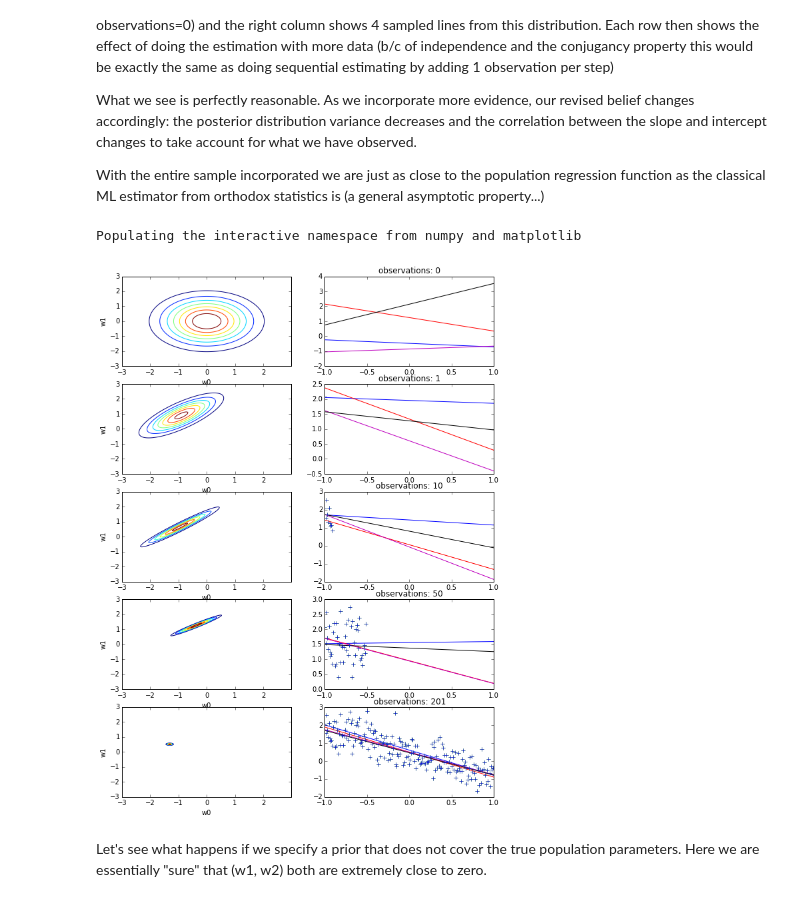
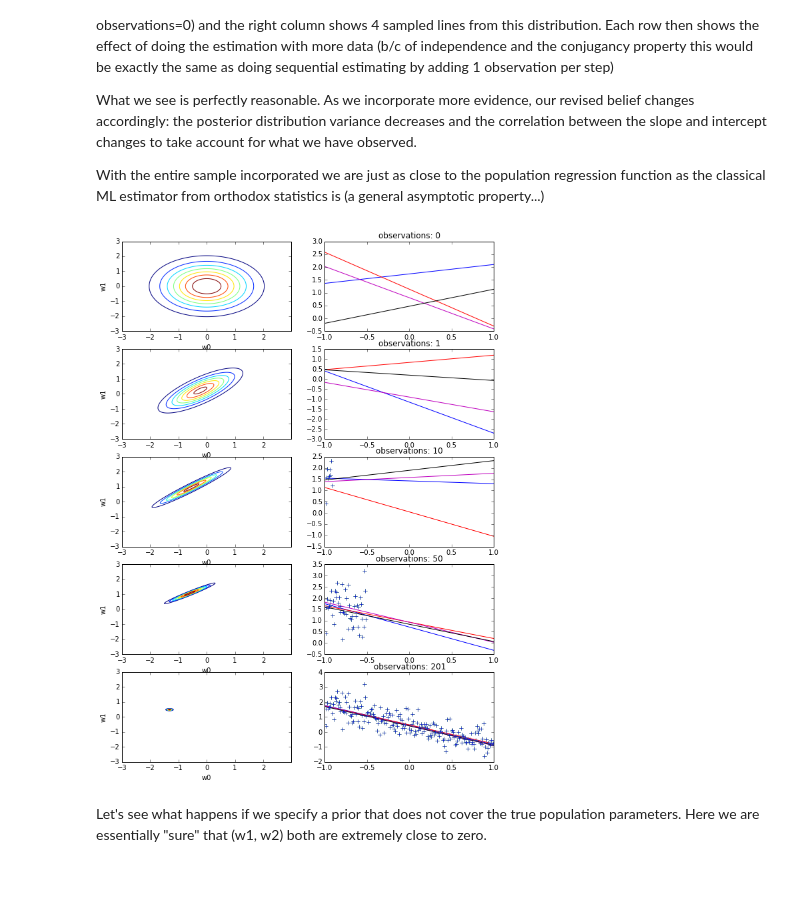
Before and after one commit to erikcs/ml2, a Jupyter notebook: lab1.ipynb, the cells around one changed output. Saved outputs shown, nothing was run; the diff lists cells and outputs as text; code cells hidden in the pictures.

```diff
--- a/lab1.ipynb
+++ b/lab1.ipynb
@@ -148,13 +143,10 @@ What we see is perfectly reasonable. As we incorporate more evidence, our revise
 
 With the entire sample incorporated we are just as close to the population regression function as the classical ML estimator from orthodox statistics is (a general asymptotic property...)
 # %%
-%pylab inline
-pylab.rcParams['figure.figsize'] = (10, 14)
 from code import Q11
 Q11.run(tau=1)
 # %% [output]
-Populating the interactive namespace from numpy and matplotlib
-[figure, old version]
+[figure, new version]
 # %% [markdown]
 Let's see what happens if we specify a prior that does not cover the true population parameters. Here we are essentially "sure" that (w1, w2) both are extremely close to zero.
 # %%
```
Also changed, not shown: parts of 18 cells of this notebook, 1 other file.
